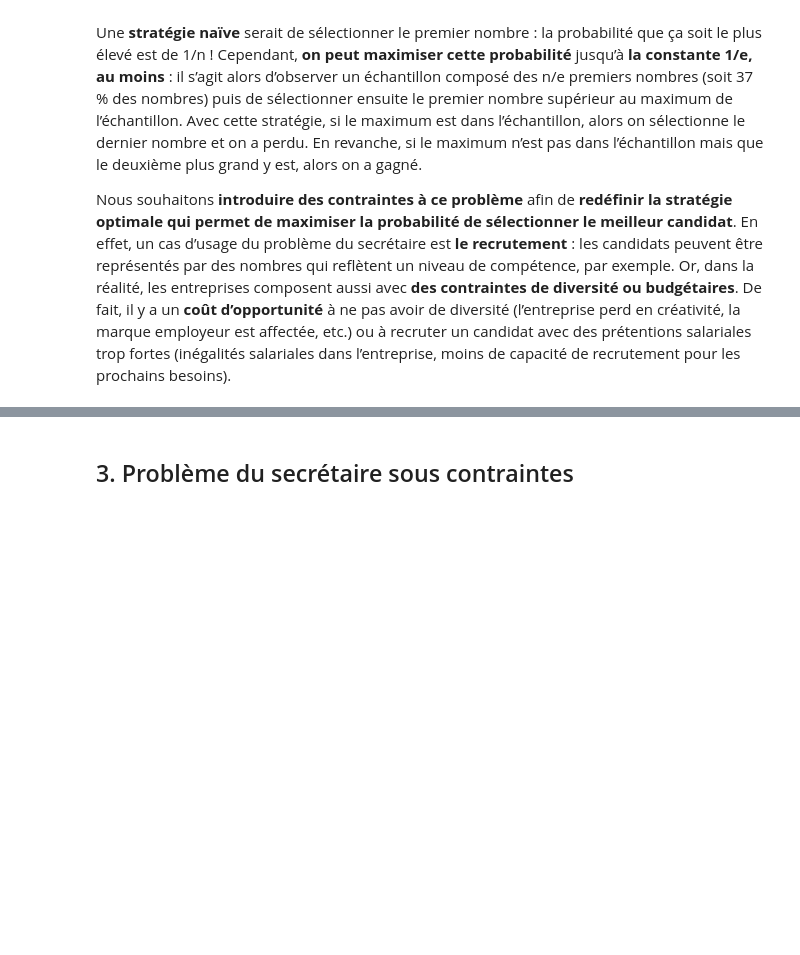
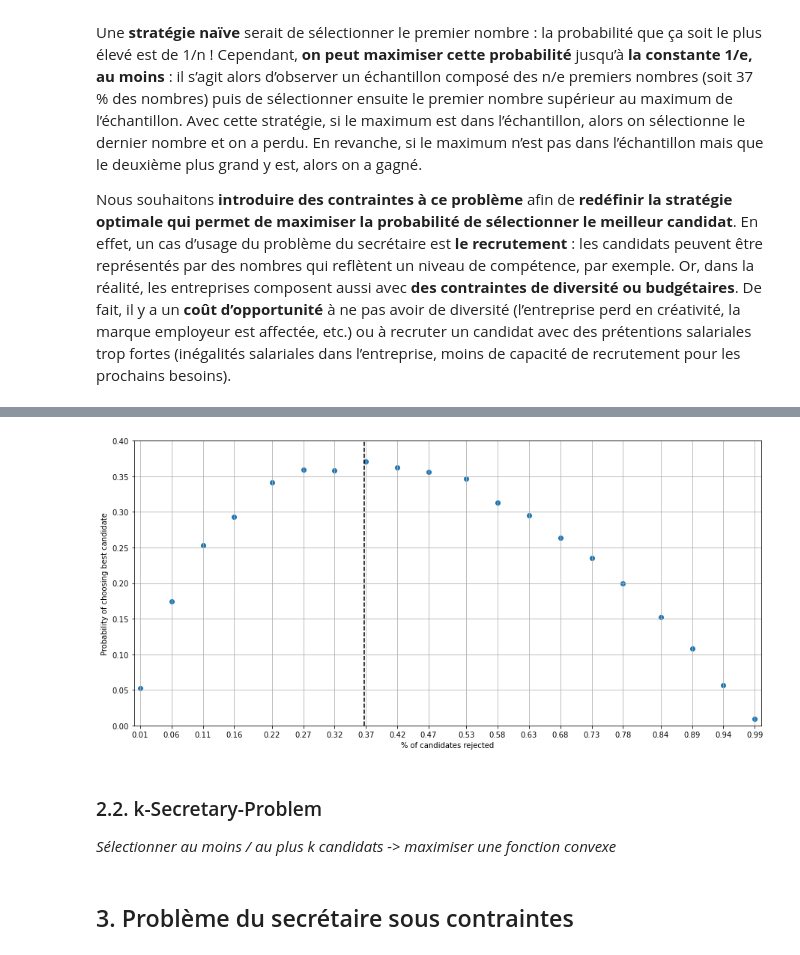
Before and after one commit to victor-kerros/secretary_problem_with_constraints, a Jupyter notebook: secretary_problem_simulation.ipynb, the cells around one changed output, grey strips where cells are left out. Saved outputs shown, nothing was run; the diff lists cells and outputs as text; code cells hidden in the pictures; blank space fills up the shorter version.

Commit message:
secretary pb demo

```diff
--- a/secretary_problem_simulation.ipynb
+++ b/secretary_problem_simulation.ipynb
@@ -24,3 +77,28 @@ Nous souhaitons **introduire des contraintes à ce problème** afin de **redéfi
+# %%
+from tqdm import tqdm
+
+props = [np.round(prop, 2) for prop in list(np.linspace(0.01, 0.99, num = 20))]
+freq_best_candidate = []
+for prop in tqdm(props):
+    sim = [choose_candidate(generate_candidates(100), prop) for i in range(10000)]
+    freq_best_candidate.append(np.histogram(sim, bins = 100)[0][0] / 10000)
+
+plt.figure(figsize=(15, 7))
+plt.scatter(props, freq_best_candidate)
+plt.xlim(0, 1)
+plt.xticks(props)
+plt.ylim(0, 0.4)
+plt.xlabel('% of candidates rejected')
+plt.ylabel('probability of choosing best candidate')
+plt.grid(True)
+plt.axvline(1 / np.e, ls = '--', c = 'black')
+plt.show()
+# %% [output]
+[figure, added]
+# %% [markdown]
+### 2.2. k-Secretary-Problem
+
+*Sélectionner au moins / au plus k candidats -> maximiser une fonction convexe*
 # %% [markdown]
 ## 3. Problème du secrétaire sous contraintes
 # %% [markdown]
```
Also changed, not shown: parts of 7 cells of this notebook.
